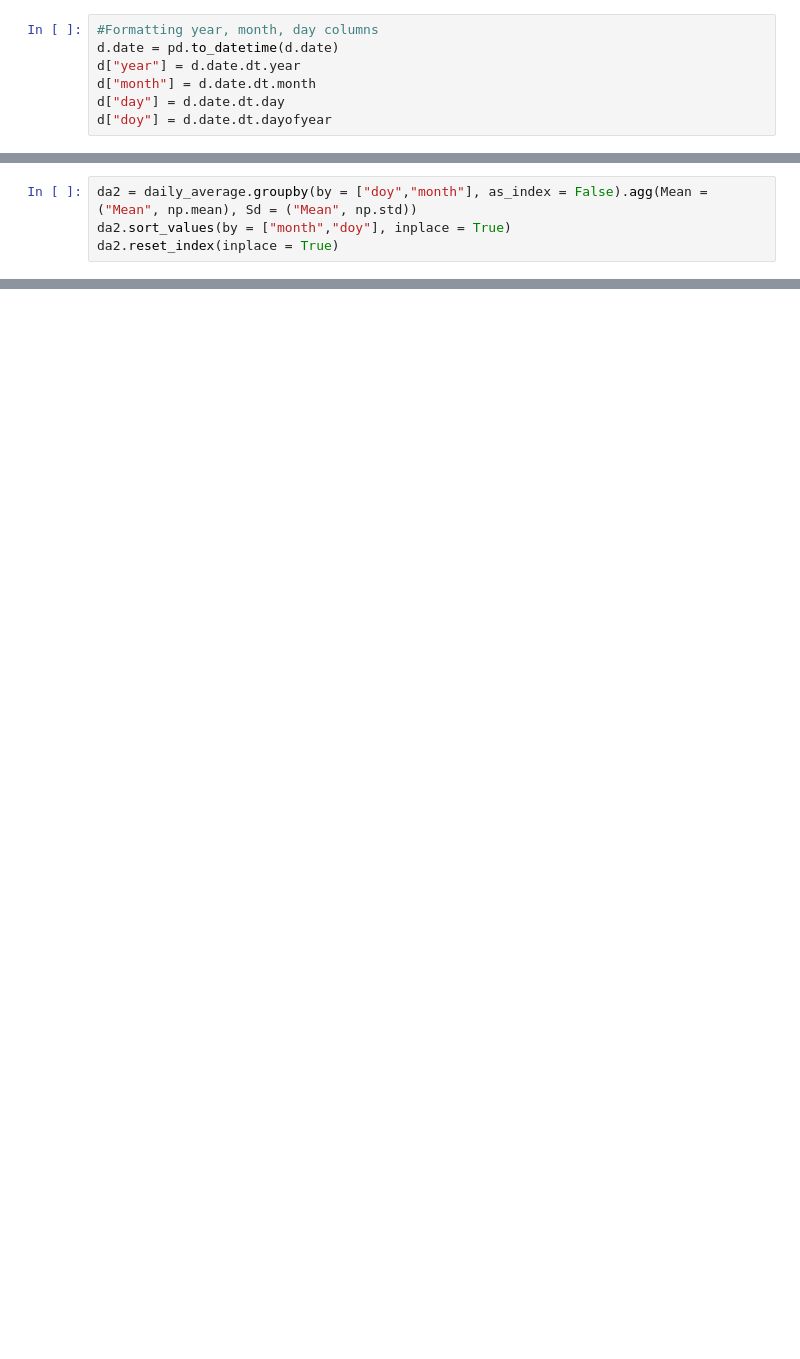
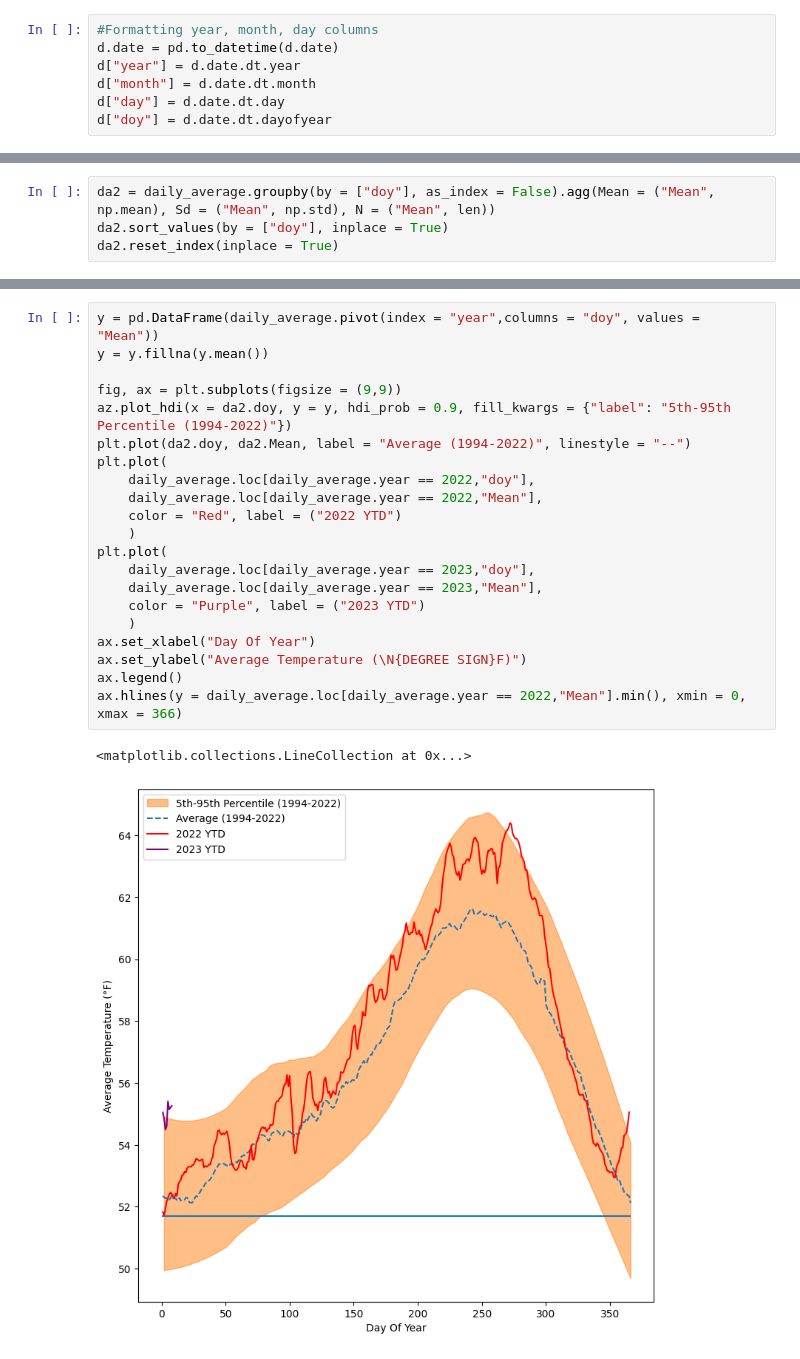
Before and after one commit to nelsonauner/SF_Bay, a Jupyter notebook: analysis.ipynb, the cells around one changed output, grey strips where cells are left out. Cells and saved outputs as stored; diff of their text form; blank space fills up the shorter version.

```diff
--- a/analysis.ipynb
+++ b/analysis.ipynb
@@ -89,4 +129,4 @@ yearly_average.reset_index(inplace = True)
 # %%
-da2 = daily_average.groupby(by = ["doy","month"], as_index = False).agg(Mean = ("Mean", np.mean), Sd = ("Mean", np.std))
-da2.sort_values(by = ["month","doy"], inplace = True)
+da2 = daily_average.groupby(by = ["doy"], as_index = False).agg(Mean = ("Mean", np.mean), Sd = ("Mean", np.std), N = ("Mean", len))
+da2.sort_values(by = ["doy"], inplace = True)
 da2.reset_index(inplace = True)
@@ -99,0 +136,24 @@ sns.move_legend(ax, "upper left", bbox_to_anchor=(1, 1))
+# %%
+y = pd.DataFrame(daily_average.pivot(index = "year",columns = "doy", values = "Mean"))
+y = y.fillna(y.mean())
+
+fig, ax = plt.subplots(figsize = (9,9))
+az.plot_hdi(x = da2.doy, y = y, hdi_prob = 0.9, fill_kwargs = {"label": "5th-95th Percentile (1994-2022)"})
+plt.plot(da2.doy, da2.Mean, label = "Average (1994-2022)", linestyle = "--")
+plt.plot(
+    daily_average.loc[daily_average.year == 2022,"doy"],
+    daily_average.loc[daily_average.year == 2022,"Mean"],
+    color = "Red", label = ("2022 YTD")
+    )
+plt.plot(
+    daily_average.loc[daily_average.year == 2023,"doy"],
+    daily_average.loc[daily_average.year == 2023,"Mean"],
+    color = "Purple", label = ("2023 YTD")
+    )
+ax.set_xlabel("Day Of Year")
+ax.set_ylabel("Average Temperature (\N{DEGREE SIGN}F)")
+ax.legend()
+ax.hlines(y = daily_average.loc[daily_average.year == 2022,"Mean"].min(), xmin = 0, xmax = 366)
+# %% [output]
+<matplotlib.collections.LineCollection at 0x...>
+[figure, added]
```
Also changed, not shown: parts of 16 cells of this notebook.
